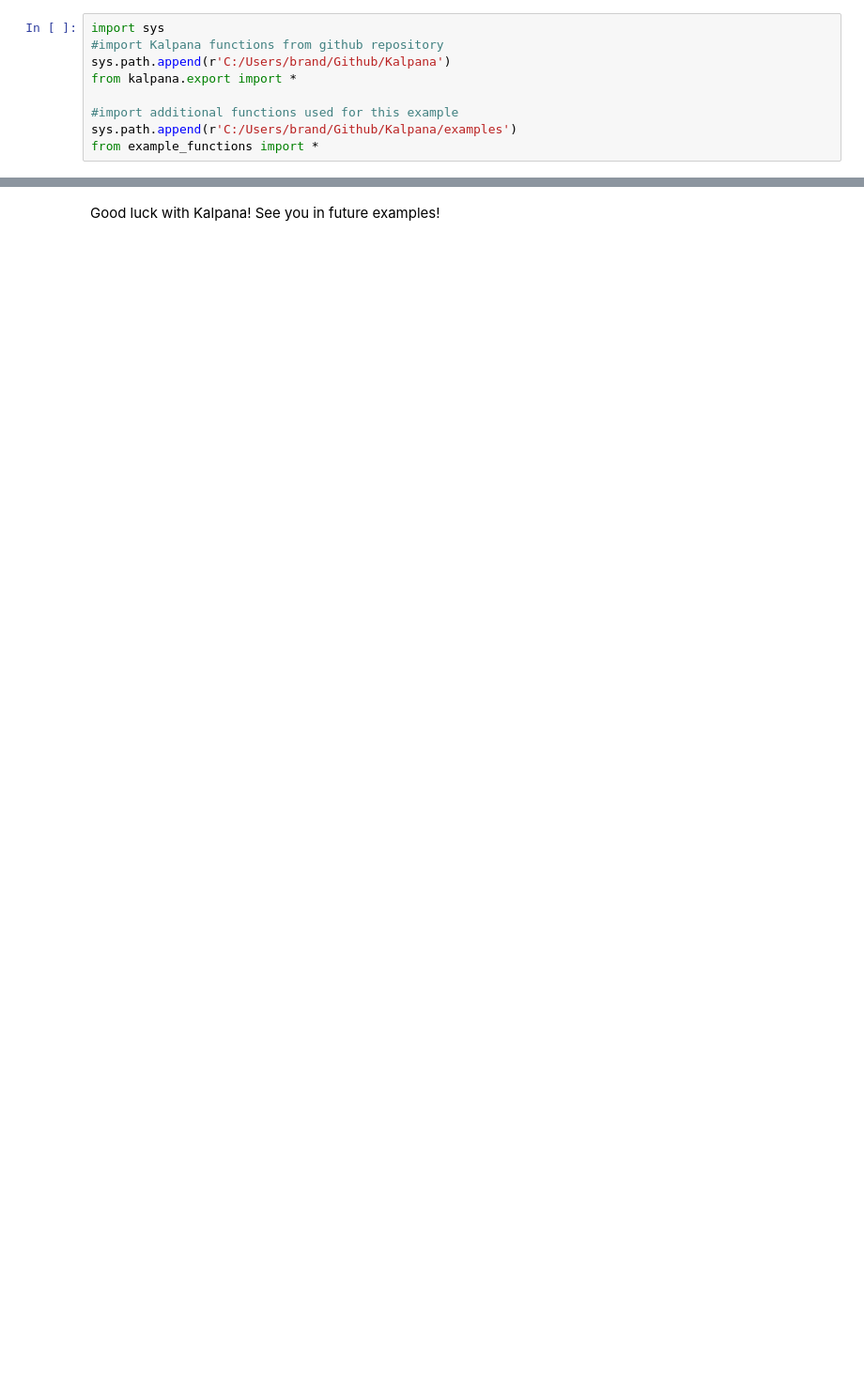
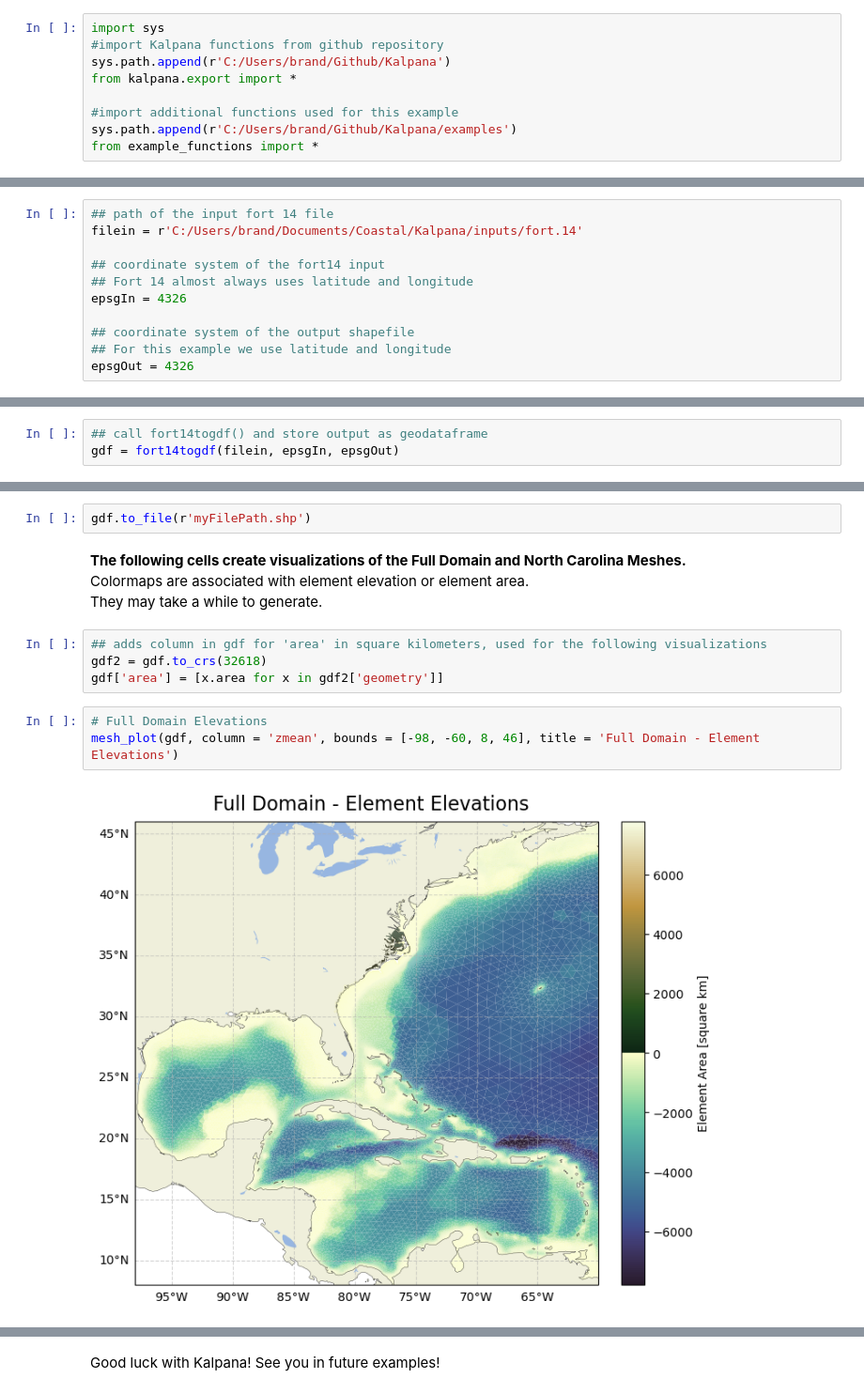
Before and after one commit to tomas19/kalpana_v2, a Jupyter notebook: examples/export_example03.ipynb, the cells around one changed output, grey strips where cells are left out. Shown at 94% size. Saved outputs shown, nothing was run; the diff lists cells and outputs as text; blank space fills up the shorter version.

Commit message:
Adding Example 3 and mesh_plot() in example_functions.py

```diff
--- a/examples/export_example03.ipynb
+++ b/examples/export_example03.ipynb
@@ -78 +21,12 @@ zeroDif = -20  ## Default -20
+# %%
+## path of the input fort 14 file
+filein = r'C:/Users/brand/Documents/Coastal/Kalpana/inputs/fort.14'
+
+## coordinate system of the fort14 input
+## Fort 14 almost always uses latitude and longitude
+epsgIn = 4326
+
+## coordinate system of the output shapefile
+## For this example we use latitude and longitude
+epsgOut = 4326
 # %% [markdown]
@@ -93,0 +35,3 @@ KeyboardInterrupt:
+# %%
+## call fort14togdf() and store output as geodataframe
+gdf = fort14togdf(filein, epsgIn, epsgOut)
@@ -93,0 +41,15 @@ KeyboardInterrupt:
+# %%
+gdf.to_file(r'myFilePath.shp')
+# %% [markdown]
+**The following cells create visualizations of the Full Domain and North Carolina Meshes.** <br>
+Colormaps are associated with element elevation or element area. <br>
+They may take a while to generate.
+# %%
+## adds column in gdf for 'area' in square kilometers, used for the following visualizations
+gdf2 = gdf.to_crs(32618)
+gdf['area'] = [x.area for x in gdf2['geometry']]
+# %%
+# Full Domain Elevations
+mesh_plot(gdf, column = 'zmean', bounds = [-98, -60, 8, 46], title = 'Full Domain - Element Elevations')
+# %% [output]
+[figure, added]
```
Also changed, not shown: parts of 11 cells of this notebook, 9 other files.
